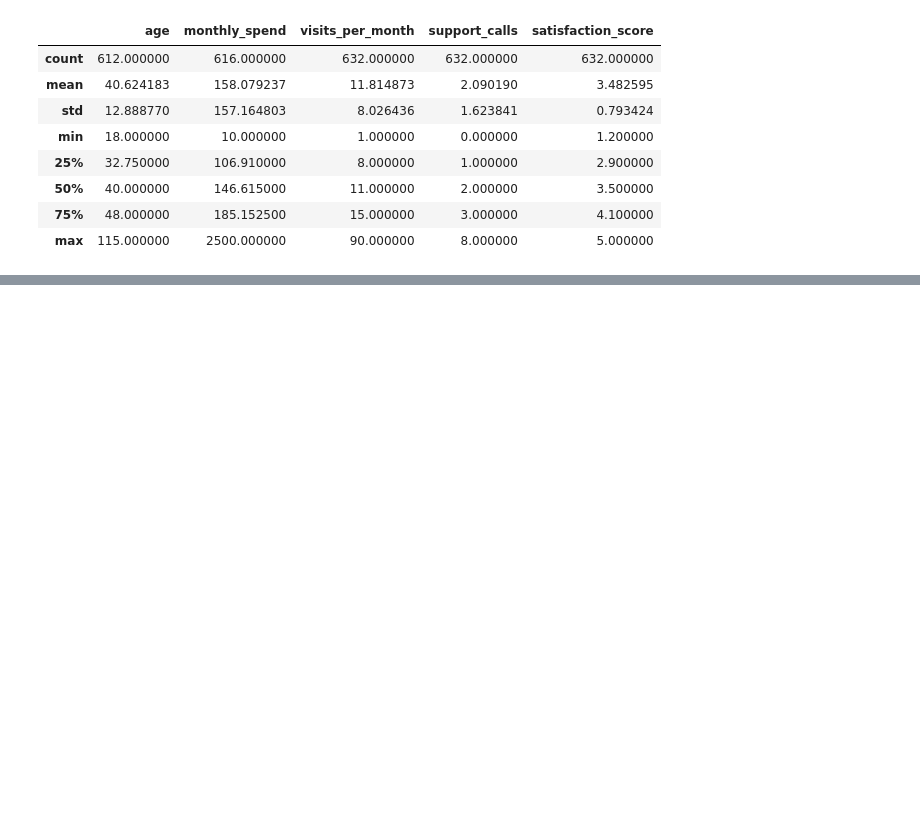
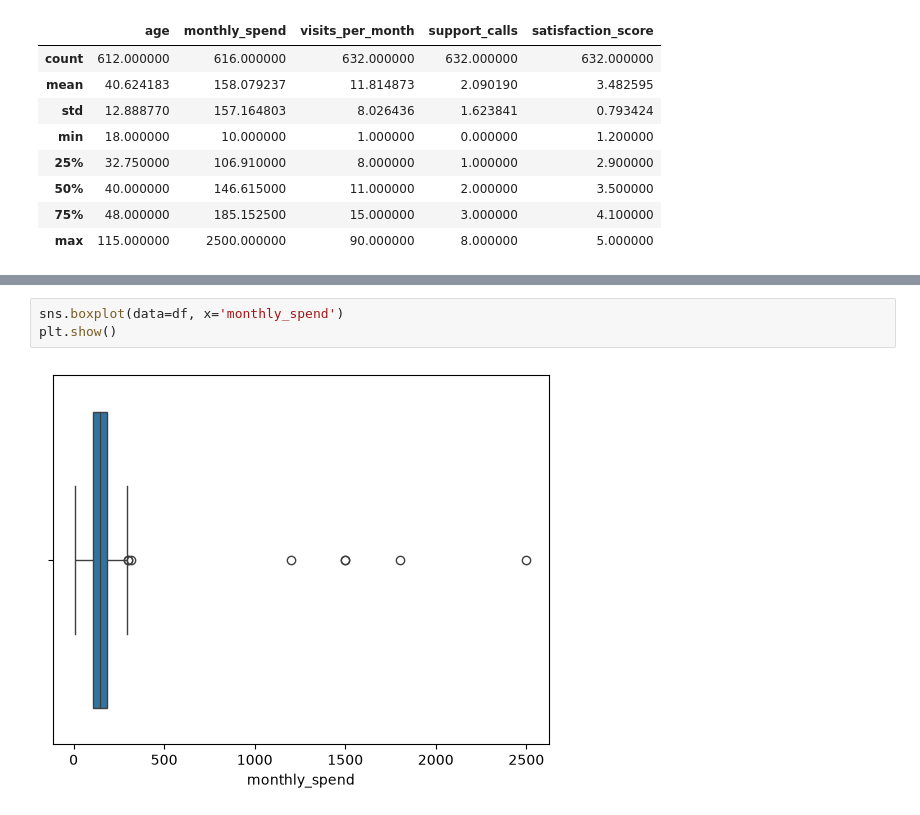
Before and after one commit to Lui-die-lui/aice-associate-study, a Jupyter notebook: DAY14/day14_onehot.ipynb, the cells around one changed output, grey strips where cells are left out. Saved outputs shown, nothing was run; the diff lists cells and outputs as text; blank space fills up the shorter version.

```diff
--- a/DAY14/day14_onehot.ipynb
+++ b/DAY14/day14_onehot.ipynb
@@ -71,0 +90,5 @@ df = df.drop_duplicates()
+# %%
+sns.boxplot(data=df, x='monthly_spend')
+plt.show()
+# %% [output]
+[figure, added]
```
Also changed, not shown: parts of 19 cells of this notebook, 3 other files.
